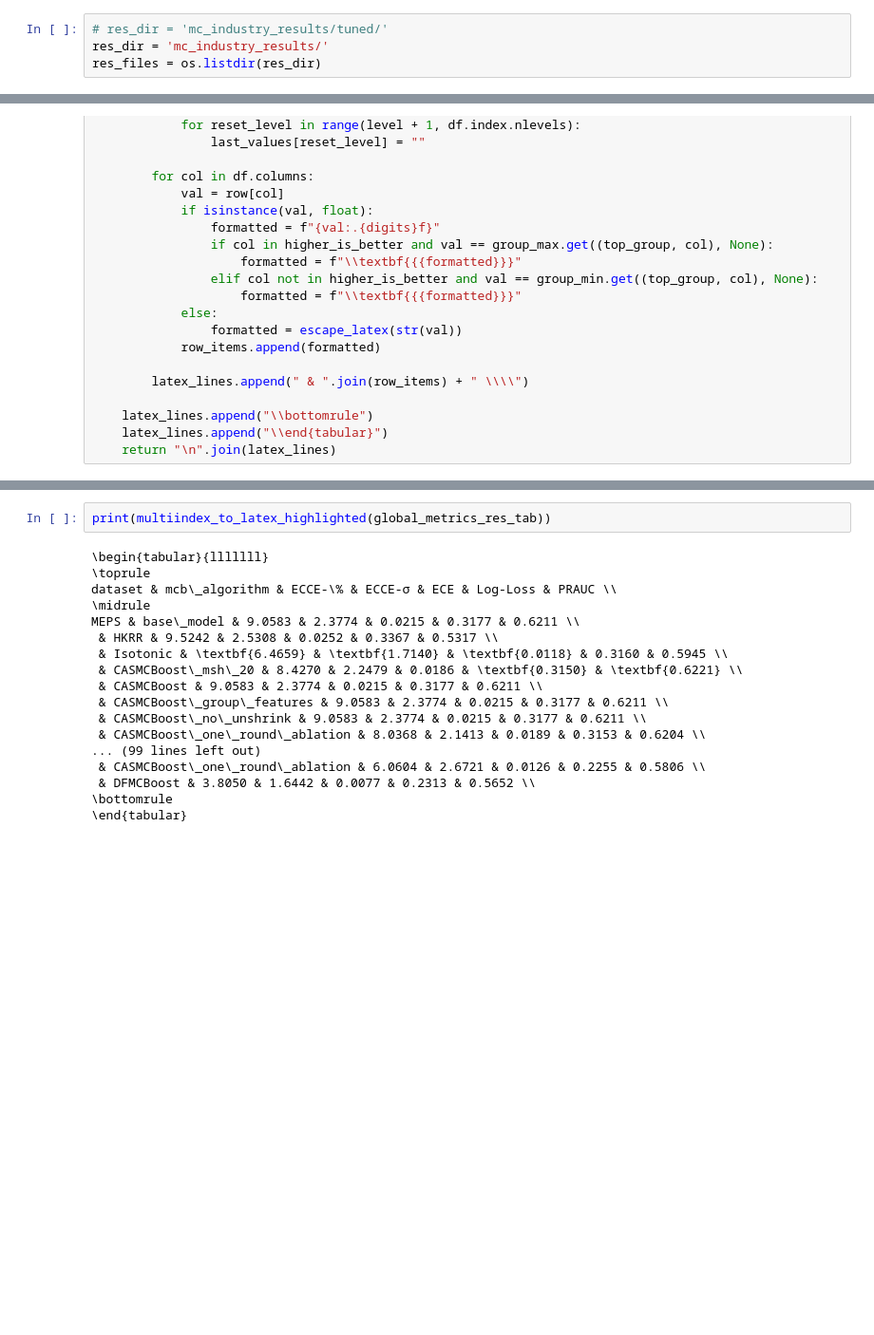
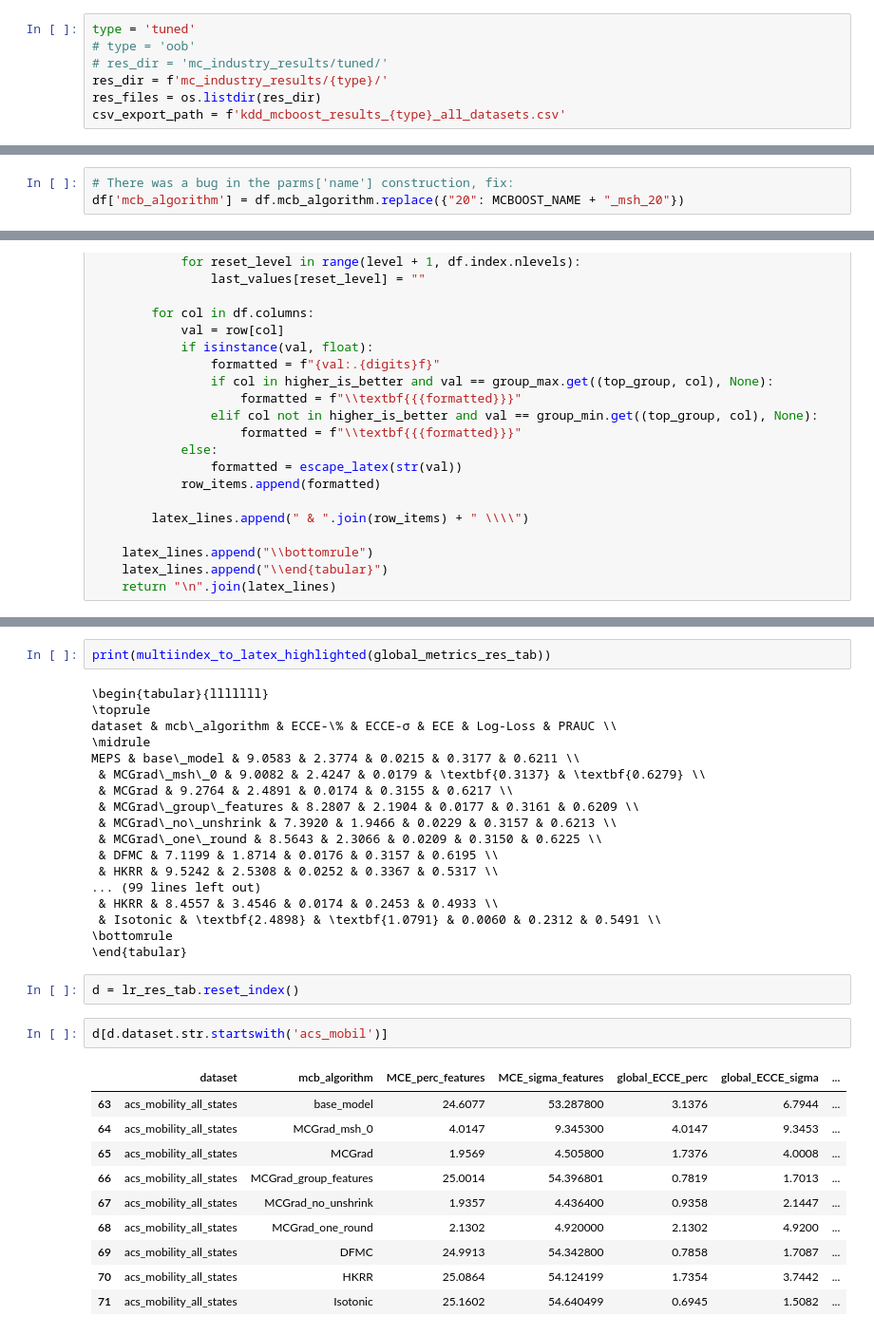
Before and after one commit to facebookresearch/mcgrad_multicalibration_at_web_scale, a Jupyter notebook: summarize_results.ipynb, the cells around one changed output, grey strips where cells are left out. Shown: that part at 95% size. Drawn from its saved outputs; the diff is of its cells as text; blank space fills up the shorter version.

```diff
--- a/summarize_results.ipynb
+++ b/summarize_results.ipynb
@@ -8,7 +6,10 @@ MCBOOST_TABLE_NAME = 'MCGrad'
 # %%
+type = 'tuned'
+# type = 'oob'
 # res_dir = 'mc_industry_results/tuned/'
-res_dir = 'mc_industry_results/'
+res_dir = f'mc_industry_results/{type}/'
 res_files = os.listdir(res_dir)
+csv_export_path = f'kdd_mcboost_results_{type}_all_datasets.csv'
 # %%
 dfs = []
 for f in res_files:
@@ -54,3 +38,6 @@ Name: count, dtype: int64
+# %%
+# There was a bug in the parms['name'] construction, fix:
+df['mcb_algorithm'] = df.mcb_algorithm.replace({"20": MCBOOST_NAME + "_msh_20"})
 # %%
 df = df[df.mcb_algorithm.notnull()]
 # %%
@@ -239,15 +222,30 @@ print(multiindex_to_latex_highlighted(global_metrics_res_tab))
 dataset & mcb\_algorithm & ECCE-\% & ECCE-σ & ECE & Log-Loss & PRAUC \\
 \midrule
 MEPS & base\_model & 9.0583 & 2.3774 & 0.0215 & 0.3177 & 0.6211 \\
+ & MCGrad\_msh\_0 & 9.0082 & 2.4247 & 0.0179 & \textbf{0.3137} & \textbf{0.6279} \\
+ & MCGrad & 9.2764 & 2.4891 & 0.0174 & 0.3155 & 0.6217 \\
+ & MCGrad\_group\_features & 8.2807 & 2.1904 & 0.0177 & 0.3161 & 0.6209 \\
+ & MCGrad\_no\_unshrink & 7.3920 & 1.9466 & 0.0229 & 0.3157 & 0.6213 \\
+ & MCGrad\_one\_round & 8.5643 & 2.3066 & 0.0209 & 0.3150 & 0.6225 \\
+ & DFMC & 7.1199 & 1.8714 & 0.0176 & 0.3157 & 0.6195 \\
  & HKRR & 9.5242 & 2.5308 & 0.0252 & 0.3367 & 0.5317 \\
- & Isotonic & \textbf{6.4659} & \textbf{1.7140} & \textbf{0.0118} & 0.3160 & 0.5945 \\
- & CASMCBoost\_msh\_20 & 8.4270 & 2.2479 & 0.0186 & \textbf{0.3150} & \textbf{0.6221} \\
- & CASMCBoost & 9.0583 & 2.3774 & 0.0215 & 0.3177 & 0.6211 \\
- & CASMCBoost\_group\_features & 9.0583 & 2.3774 & 0.0215 & 0.3177 & 0.6211 \\
- & CASMCBoost\_no\_unshrink & 9.0583 & 2.3774 & 0.0215 & 0.3177 & 0.6211 \\
- & CASMCBoost\_one\_round\_ablation & 8.0368 & 2.1413 & 0.0189 & 0.3153 & 0.6204 \\
 ... (99 lines left out)
- & CASMCBoost\_one\_round\_ablation & 6.0604 & 2.6721 & 0.0126 & 0.2255 & 0.5806 \\
- & DFMCBoost & 3.8050 & 1.6442 & 0.0077 & 0.2313 & 0.5652 \\
+ & HKRR & 8.4557 & 3.4546 & 0.0174 & 0.2453 & 0.4933 \\
+ & Isotonic & \textbf{2.4898} & \textbf{1.0791} & 0.0060 & 0.2312 & 0.5491 \\
 \bottomrule
 \end{tabular}
+# %%
+d = lr_res_tab.reset_index()
+# %%
+d[d.dataset.str.startswith('acs_mobil')]
+# %% [output]
+|  | dataset | mcb_algorithm | MCE_perc_features | MCE_sigma_features | global_ECCE_perc | global_ECCE_sigma | ... |
+| 63 | acs_mobility_all_states | base_model | 24.6077 | 53.287800 | 3.1376 | 6.7944 | ... |
+| 64 | acs_mobility_all_states | MCGrad_msh_0 | 4.0147 | 9.345300 | 4.0147 | 9.3453 | ... |
+| 65 | acs_mobility_all_states | MCGrad | 1.9569 | 4.505800 | 1.7376 | 4.0008 | ... |
+| 66 | acs_mobility_all_states | MCGrad_group_features | 25.0014 | 54.396801 | 0.7819 | 1.7013 | ... |
+| 67 | acs_mobility_all_states | MCGrad_no_unshrink | 1.9357 | 4.436400 | 0.9358 | 2.1447 | ... |
+| 68 | acs_mobility_all_states | MCGrad_one_round | 2.1302 | 4.920000 | 2.1302 | 4.9200 | ... |
+| 69 | acs_mobility_all_states | DFMC | 24.9913 | 54.342800 | 0.7858 | 1.7087 | ... |
+| 70 | acs_mobility_all_states | HKRR | 25.0864 | 54.124199 | 1.7354 | 3.7442 | ... |
+| 71 | acs_mobility_all_states | Isotonic | 25.1602 | 54.640499 | 0.6945 | 1.5082 | ... |
```
Also changed, not shown: parts of 7 cells of this notebook.
